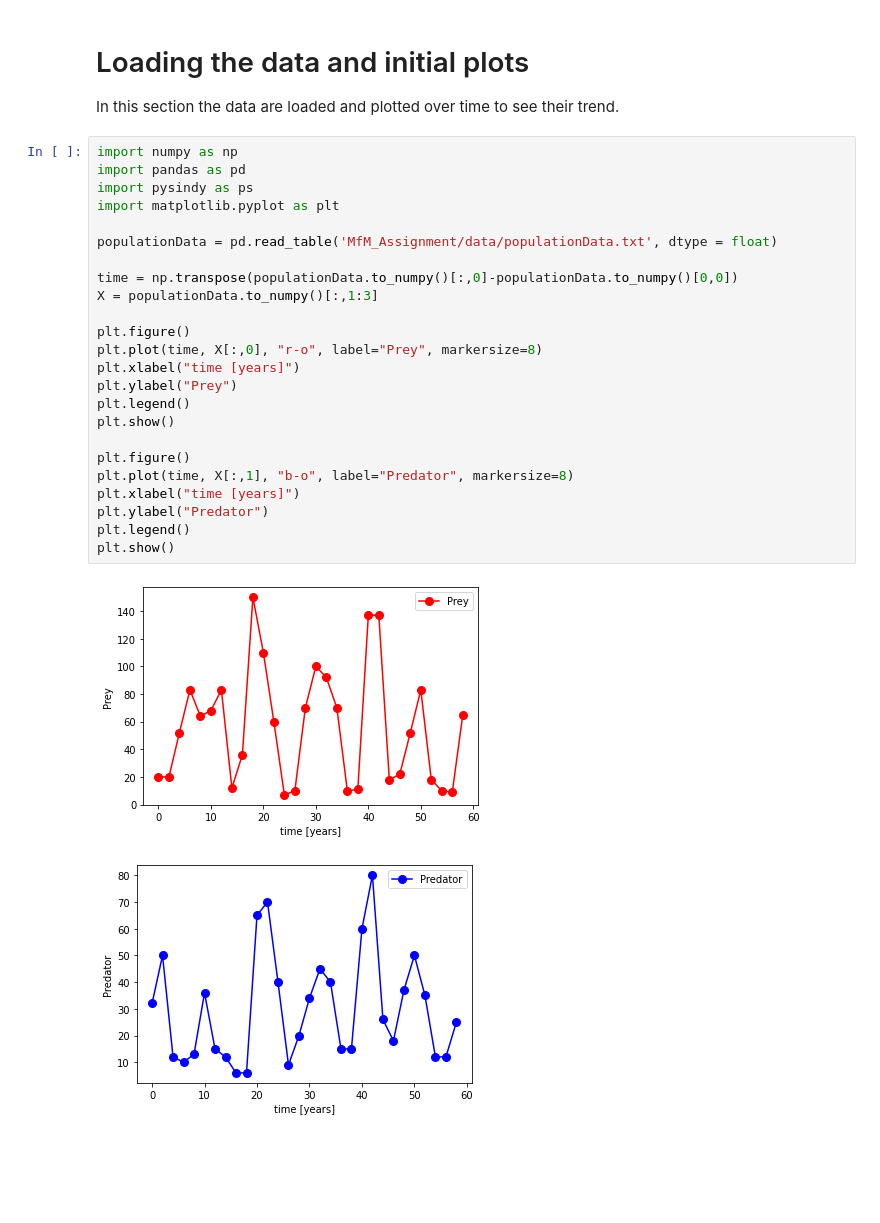
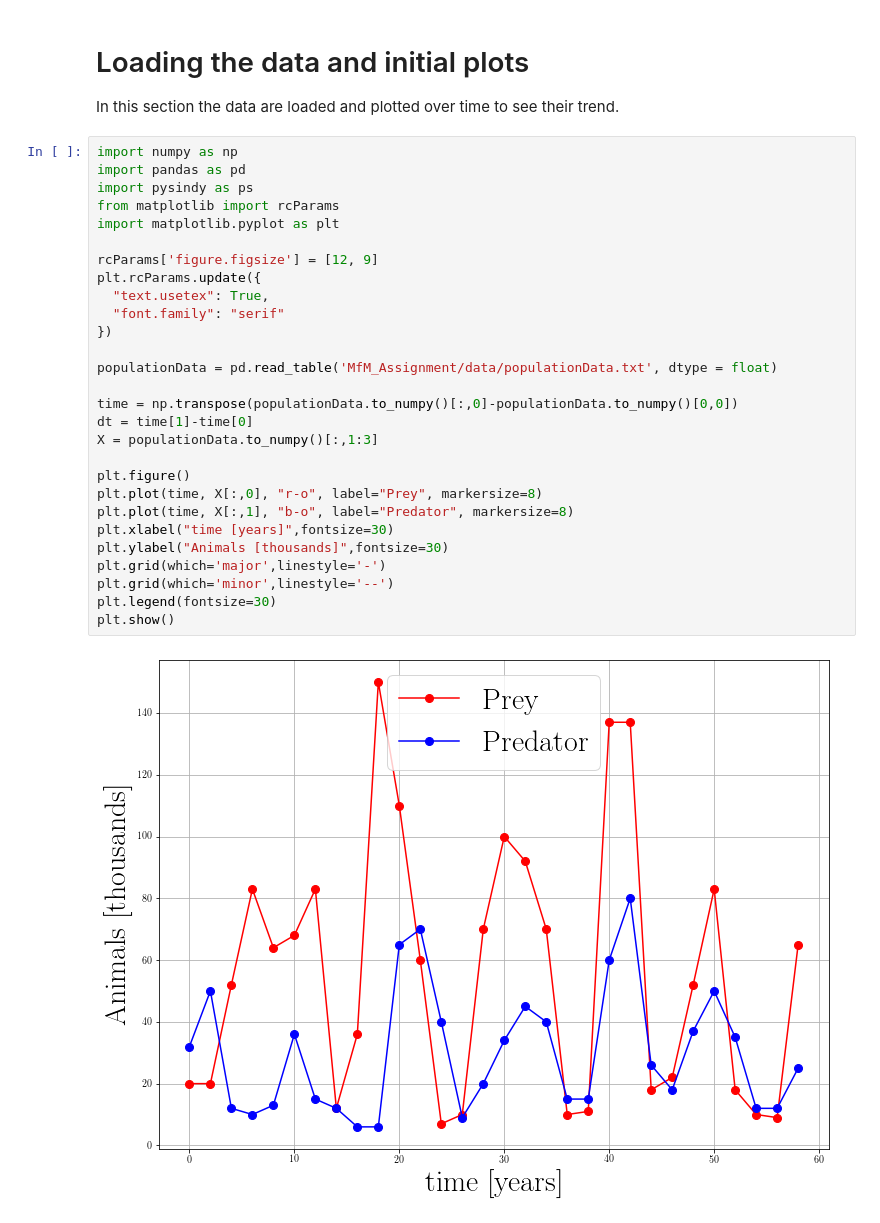
Before and after one commit to Steriva/MfM_Assignment, a Jupyter notebook: exe01d_pySINDy.ipynb, the cells around one changed output. Drawn from its saved outputs; the diff is of its cells as text; blank space fills up the shorter version.

```diff
--- a/exe01d_pySINDy.ipynb
+++ b/exe01d_pySINDy.ipynb
@@ -17,30 +37,33 @@ In this section the data are loaded and plotted over time to see their trend.
 # %%
 import numpy as np
 import pandas as pd
 import pysindy as ps
+from matplotlib import rcParams
 import matplotlib.pyplot as plt
+
+rcParams['figure.figsize'] = [12, 9]
+plt.rcParams.update({
+  "text.usetex": True,
+  "font.family": "serif"
+})
 
 populationData = pd.read_table('MfM_Assignment/data/populationData.txt', dtype = float)
 
 time = np.transpose(populationData.to_numpy()[:,0]-populationData.to_numpy()[0,0])
+dt = time[1]-time[0]
 X = populationData.to_numpy()[:,1:3]
 
 plt.figure()
 plt.plot(time, X[:,0], "r-o", label="Prey", markersize=8)
-plt.xlabel("time [years]")
-plt.ylabel("Prey")
-plt.legend()
+plt.plot(time, X[:,1], "b-o", label="Predator", markersize=8)
+plt.xlabel("time [years]",fontsize=30)
+plt.ylabel("Animals [thousands]",fontsize=30)
+plt.grid(which='major',linestyle='-')
+plt.grid(which='minor',linestyle='--')
+plt.legend(fontsize=30)
 plt.show()
-
-plt.figure()
-plt.plot(time, X[:,1], "b-o", label="Predator", markersize=8)
-plt.xlabel("time [years]")
-plt.ylabel("Predator")
-plt.legend()
-plt.show()
 # %% [output]
-[figure, old version]
+[figure, new version]
-[figure, removed]
 # %% [markdown]
 # Standard SYNDy
 This first part is devoted to the construction of a model starting from the data matrix $X$
```
Also changed, not shown: parts of 8 cells of this notebook.
